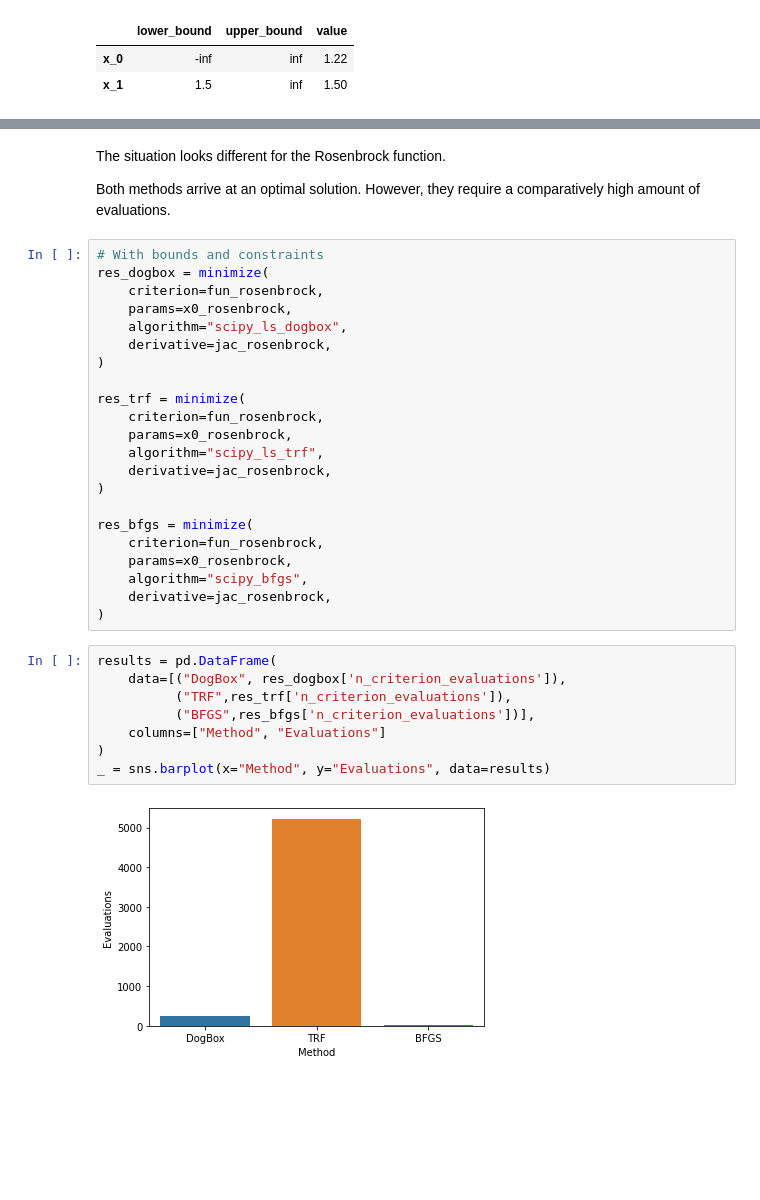
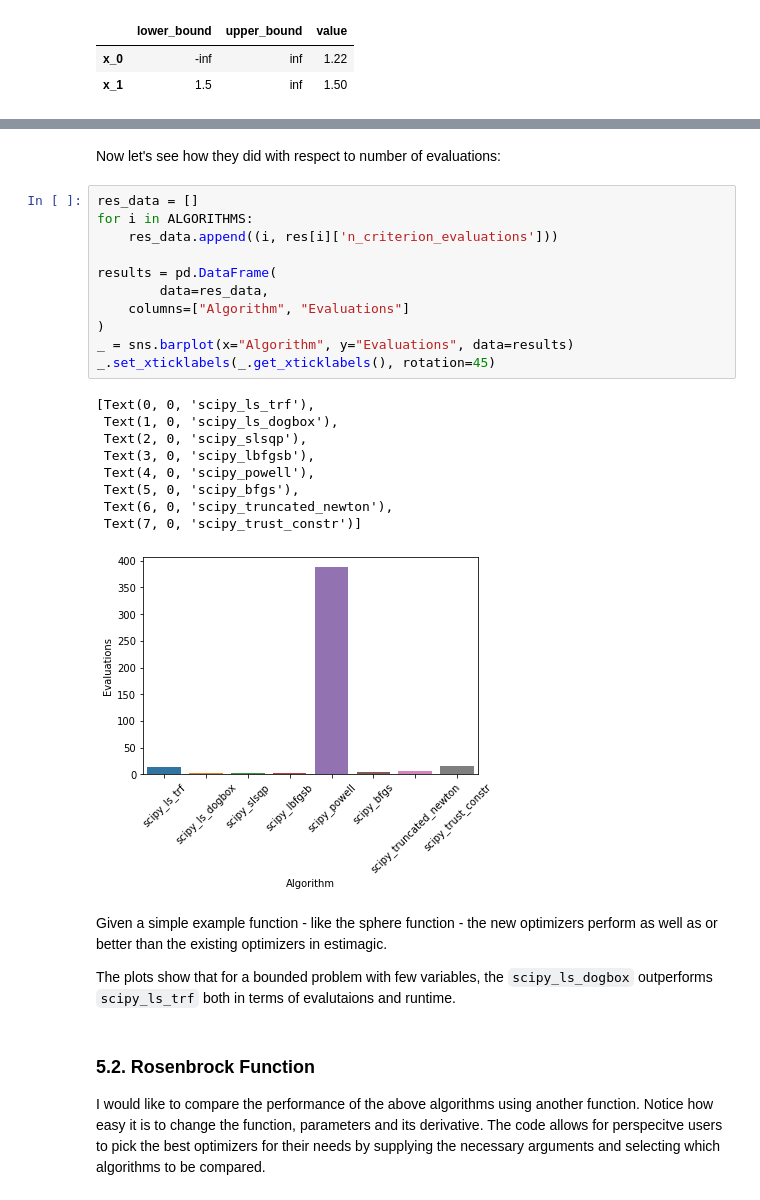
Before and after one commit to yradeva93/Estimagic-Least-Squares-Example, a Jupyter notebook: Estimagic With Least Squares.ipynb, the cells around one changed output, grey strips where cells are left out. Saved outputs shown, nothing was run; the diff lists cells and outputs as text; blank space fills up the shorter version.

```diff
--- a/Estimagic With Least Squares.ipynb
+++ b/Estimagic With Least Squares.ipynb
@@ -353,37 +377,30 @@ _ = sns.barplot(x="Method", y="Time", data=results)
+# %% [markdown]
+Now let's see how they did with respect to number of evaluations:
+# %%
+res_data = []
+for i in ALGORITHMS:
+    res_data.append((i, res[i]['n_criterion_evaluations']))
+
+results = pd.DataFrame(
+        data=res_data,
+    columns=["Algorithm", "Evaluations"]
+)
+_ = sns.barplot(x="Algorithm", y="Evaluations", data=results)
+_.set_xticklabels(_.get_xticklabels(), rotation=45)
+# %% [output]
+[Text(0, 0, 'scipy_ls_trf'),
+ Text(1, 0, 'scipy_ls_dogbox'),
+ Text(2, 0, 'scipy_slsqp'),
+ Text(3, 0, 'scipy_lbfgsb'),
+ Text(4, 0, 'scipy_powell'),
+ Text(5, 0, 'scipy_bfgs'),
+ Text(6, 0, 'scipy_truncated_newton'),
+ Text(7, 0, 'scipy_trust_constr')]
+[figure, added]
+# %% [markdown]
+Given a simple example function - like the sphere function - the new optimizers perform as well as or better than the existing optimizers in estimagic.
+
+The plots show that for a bounded problem with few variables, the `scipy_ls_dogbox` outperforms `scipy_ls_trf` both in terms of evalutaions and runtime.
 # %% [markdown]
-The situation looks different for the Rosenbrock function.
-
-Both methods arrive at an optimal solution.
-However, they require a comparatively high amount of evaluations.
+### 5.2. Rosenbrock Function
+I would like to compare the performance of the above algorithms using another function. Notice how easy it is to change the function, parameters and its derivative. The code allows for perspecitve users to pick the best optimizers for their needs by supplying the necessary arguments and selecting which algorithms to be compared.
-# %%
-# With bounds and constraints
-res_dogbox = minimize(
-    criterion=fun_rosenbrock,
-    params=x0_rosenbrock,
-    algorithm="scipy_ls_dogbox",
-    derivative=jac_rosenbrock,
-)
-
-res_trf = minimize(
-    criterion=fun_rosenbrock,
-    params=x0_rosenbrock,
-    algorithm="scipy_ls_trf",
-    derivative=jac_rosenbrock,
-)
-
-res_bfgs = minimize(
-    criterion=fun_rosenbrock,
-    params=x0_rosenbrock,
-    algorithm="scipy_bfgs",
-    derivative=jac_rosenbrock,
-)
-# %%
-results = pd.DataFrame(
-    data=[("DogBox", res_dogbox['n_criterion_evaluations']),
-          ("TRF",res_trf['n_criterion_evaluations']),
-          ("BFGS",res_bfgs['n_criterion_evaluations'])],
-    columns=["Method", "Evaluations"]
-)
-_ = sns.barplot(x="Method", y="Evaluations", data=results)
-# %% [output]
-[figure, removed]
```
Also changed, not shown: parts of 52 cells of this notebook.
